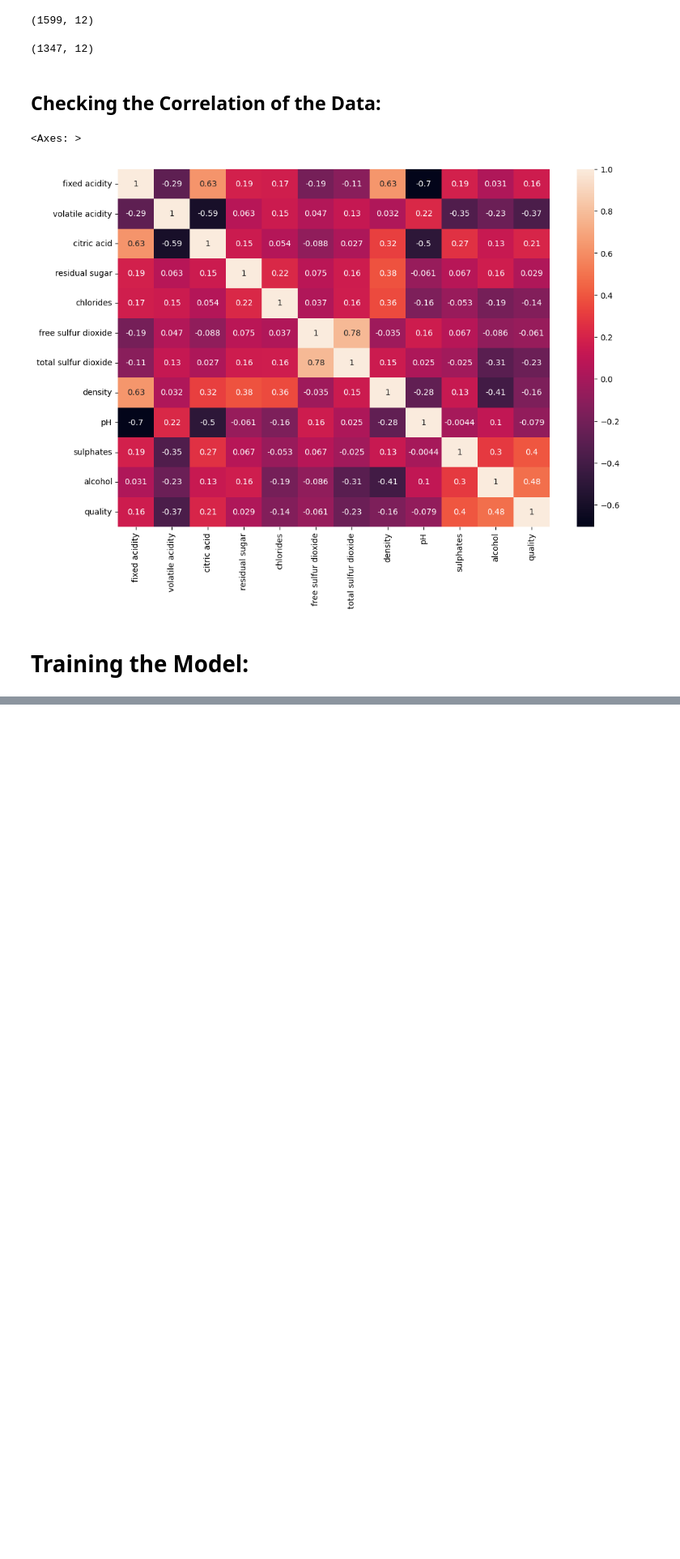
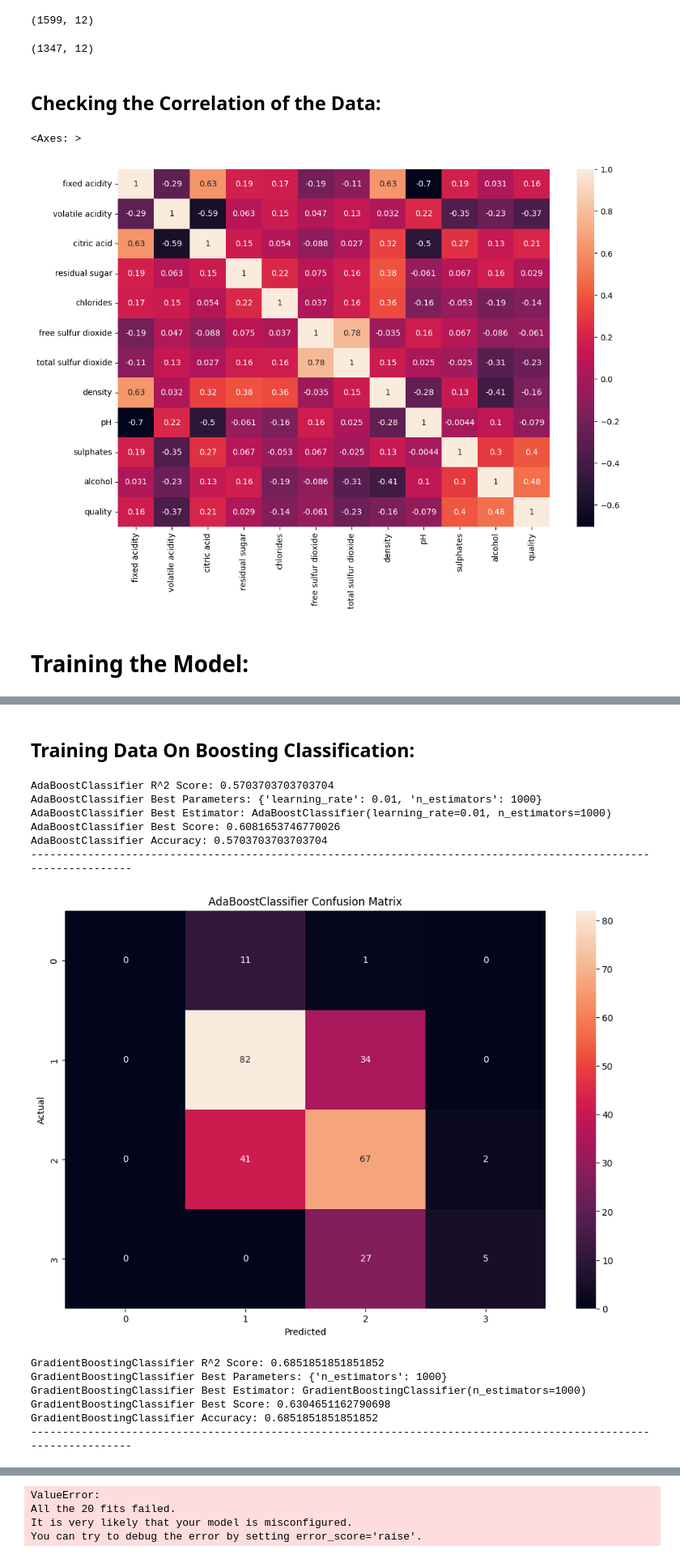
Before and after one commit to shaheeralics/Data-Science-Learning-With-Projects, a Jupyter notebook: Practice/3_Machine Learning/01_Supervised Machine Learning/Ensemble Models/practice on ensemble models.ipynb, the cells around one changed output, grey strips where cells are left out. Shown at 81% size. Cells and saved outputs as stored; diff of their text form; code cells hidden in the pictures; blank space fills up the shorter version.

```diff
--- a/Practice/3_Machine Learning/01_Supervised Machine Learning/Ensemble Models/practice on ensemble models.ipynb
+++ b/Practice/3_Machine Learning/01_Supervised Machine Learning/Ensemble Models/practice on ensemble models.ipynb
@@ -393,0 +464,2 @@ X_train, X_test, y_train, y_test = train_test_split(X, y, test_size=0.2, random_
+# %% [markdown]
+## Training Data On Boosting Classification:
@@ -393,0 +470,68 @@ X_train, X_test, y_train, y_test = train_test_split(X, y, test_size=0.2, random_
+# %%
+# importing boosting libraries
+# scikit-learn
+from sklearn.ensemble import AdaBoostClassifier, AdaBoostRegressor
+from sklearn.ensemble import GradientBoostingClassifier, GradientBoostingRegressor
+# XGBoost
+from xgboost import XGBClassifier, XGBRegressor
+# LightGBM
+from lightgbm import LGBMClassifier, LGBMRegressor
+# CatBoost
+from catboost import CatBoostClassifier, CatBoostRegressor
+
+# now we will use the following Boosting classifiers
+# Create a dictionaries of list of models to evaluate performance with hyperparameters
+
+models = {
+            'AdaBoostClassifier' : (AdaBoostClassifier(), {'n_estimators': [100, 1000], 'learning_rate': [0.1, 0.01]}),
+            'GradientBoostingClassifier' : (GradientBoostingClassifier(), {'n_estimators': [10,1000]}),
+            'XGBClassifier' : (XGBClassifier(), {'learning_rate': [1.0,0.01], 'max_depth': [3,10]}),
+            'LGBMClassifier' : (LGBMClassifier(), {'n_estimators': [10,1000], 'learning_rate': [1.0,0.01], 'max_depth': [3,10]}),
+            'CatBoostClassifier' : (CatBoostClassifier(), {'n_estimators': [100, 1000], 'learning_rate': [1.0,0.01]}),
+            }
+
+# train and predict each model with evaluation metrics as well making a for loop to iterate over the models
+
+for name, (model, params) in models.items():
+    # create a pipline
+    pipeline = GridSearchCV(model, params, cv=5)
+
+    # fit the pipeline
+    pipeline.fit(X_train, y_train)
+
+    # make prediction from each model
+    y_pred = pipeline.predict(X_test)
+
+
+    # print the performing metric for classification models and then select the best model and then plot the confusion matrix
+    print(f'{name} R^2 Score: {pipeline.score(X_test, y_test)}')
+    print(f'{name} Best Parameters: {pipeline.best_params_}')
+    print(f'{name} Best Estimator: {pipeline.best_estimator_}')
+    print(f'{name} Best Score: {pipeline.best_score_}')
+    print(f'{name} Accuracy: {pipeline.score(X_test, y_test)}')
+
+    print('------------------------------------------------------------------------------------------------------------------')
+
+    # plot the confusion matrix
+    from sklearn.metrics import confusion_matrix
+    cm = confusion_matrix(y_test, y_pred)
+    plt.figure(figsize=(12, 8))
+    sns.heatmap(cm, annot=True)
+    plt.xlabel('Predicted')
+    plt.ylabel('Actual')
+    plt.title(f'{name} Confusion Matrix')
+    plt.show()
+# %% [output]
+AdaBoostClassifier R^2 Score: 0.5703703703703704
+AdaBoostClassifier Best Parameters: {'learning_rate': 0.01, 'n_estimators': 1000}
+AdaBoostClassifier Best Estimator: AdaBoostClassifier(learning_rate=0.01, n_estimators=1000)
+AdaBoostClassifier Best Score: 0.6081653746770026
+AdaBoostClassifier Accuracy: 0.5703703703703704
+------------------------------------------------------------------------------------------------------------------
+[figure, added]
+GradientBoostingClassifier R^2 Score: 0.6851851851851852
+GradientBoostingClassifier Best Parameters: {'n_estimators': 1000}
+GradientBoostingClassifier Best Estimator: GradientBoostingClassifier(n_estimators=1000)
+GradientBoostingClassifier Best Score: 0.6304651162790698
+GradientBoostingClassifier Accuracy: 0.6851851851851852
+------------------------------------------------------------------------------------------------------------------
@@ -394,3 +539,7 @@ X_train, X_test, y_train, y_test = train_test_split(X, y, test_size=0.2, random_
+ValueError:
+All the 20 fits failed.
+It is very likely that your model is misconfigured.
+You can try to debug the error by setting error_score='raise'.
 # %%
 # importing the required libraries
 import pandas as pd
```
Also changed, not shown: parts of 7 cells of this notebook, 3 other files.
